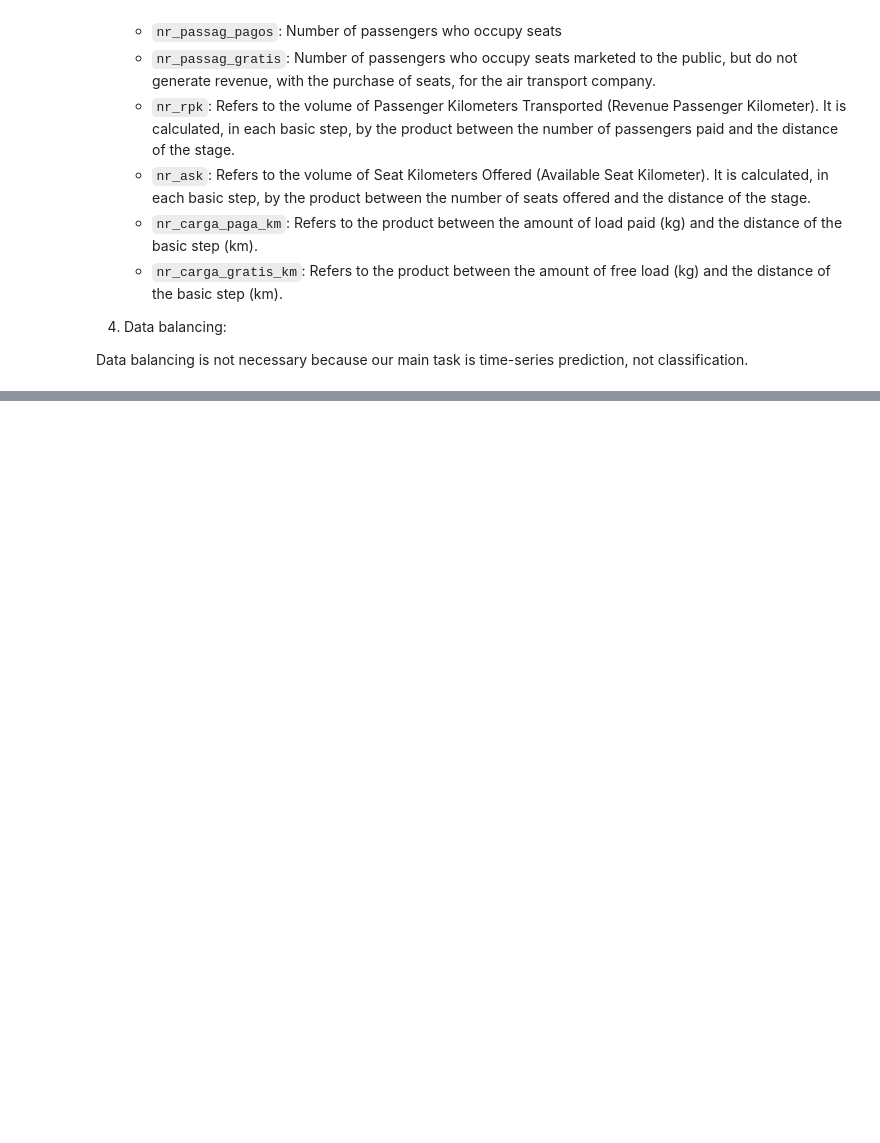
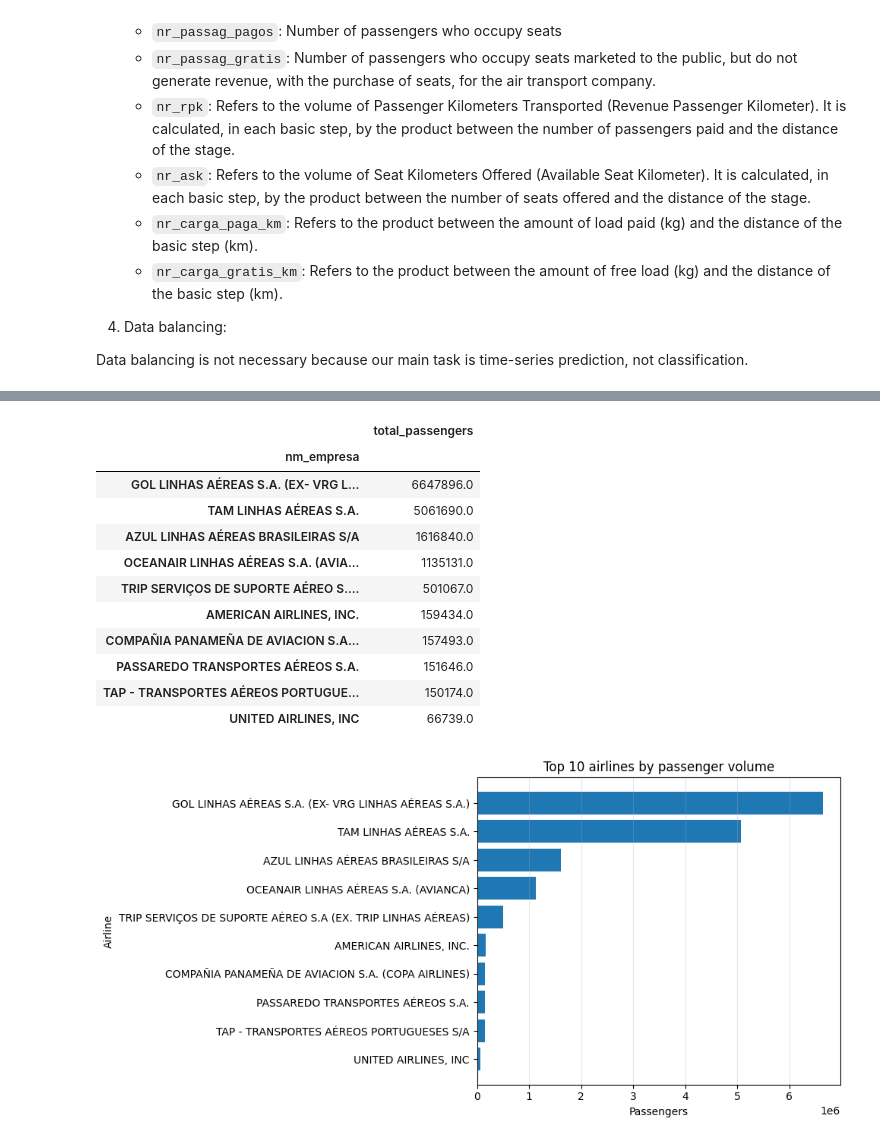
Before and after one commit to SavIvan24/Predicting-Monthly-Passenger-Air-Traffic-in-Brazil, a Jupyter notebook: data_understanding.ipynb, the cells around one changed output, grey strips where cells are left out. Saved outputs shown, nothing was run; the diff lists cells and outputs as text; code cells hidden in the pictures; blank space fills up the shorter version.

```diff
--- a/data_understanding.ipynb
+++ b/data_understanding.ipynb
@@ -227,0 +322,34 @@ Data balancing is not necessary because our main task is time-series prediction,
+# %%
+# Top airlines by total passengers
+
+top_airlines = (
+    df_explore.groupby('nm_empresa')['total_passengers']
+    .sum()
+    .sort_values(ascending=False)
+    .head(10)
+)
+
+display(top_airlines.to_frame('total_passengers'))
+
+fig, ax = plt.subplots(figsize=(10, 5))
+ax.barh(top_airlines.index[::-1].astype(str), top_airlines.values[::-1])
+ax.set_title('Top 10 airlines by passenger volume')
+ax.set_xlabel('Passengers')
+ax.set_ylabel('Airline')
+ax.grid(axis='x', alpha=0.3)
+plt.tight_layout()
+plt.show()
+# %% [output]
+|  | total_passengers |
+| nm_empresa |  |
+| GOL LINHAS AÉREAS S.A. (EX- VRG L... | 6647896.0 |
+| TAM LINHAS AÉREAS S.A. | 5061690.0 |
+| AZUL LINHAS AÉREAS BRASILEIRAS S/A | 1616840.0 |
+| OCEANAIR LINHAS AÉREAS S.A. (AVIA... | 1135131.0 |
+| TRIP SERVIÇOS DE SUPORTE AÉREO S.... | 501067.0 |
+| AMERICAN AIRLINES, INC. | 159434.0 |
+| COMPAÑIA PANAMEÑA DE AVIACION S.A... | 157493.0 |
+| PASSAREDO TRANSPORTES AÉREOS S.A. | 151646.0 |
+| TAP - TRANSPORTES AÉREOS PORTUGUE... | 150174.0 |
+| UNITED AIRLINES, INC | 66739.0 |
+[figure, added]
```
Also changed, not shown: parts of 13 cells of this notebook.
